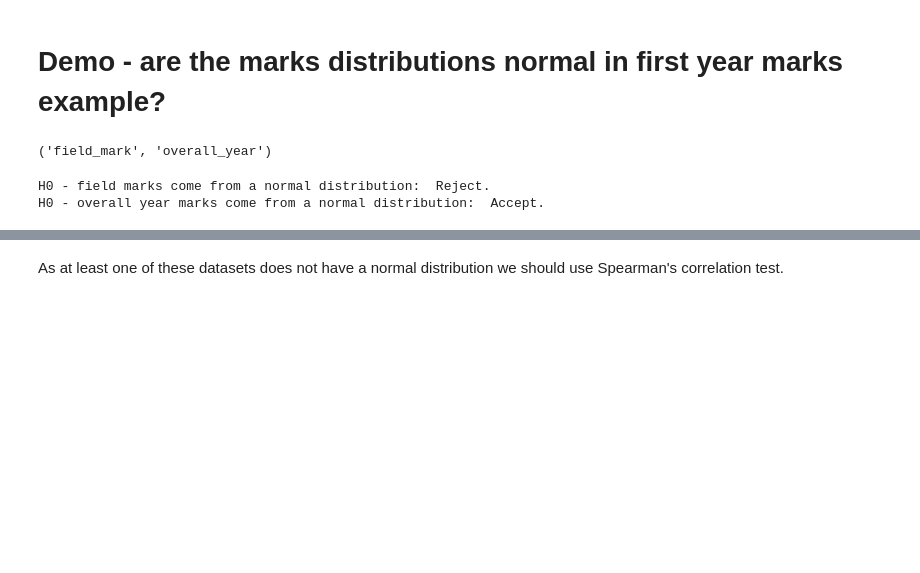
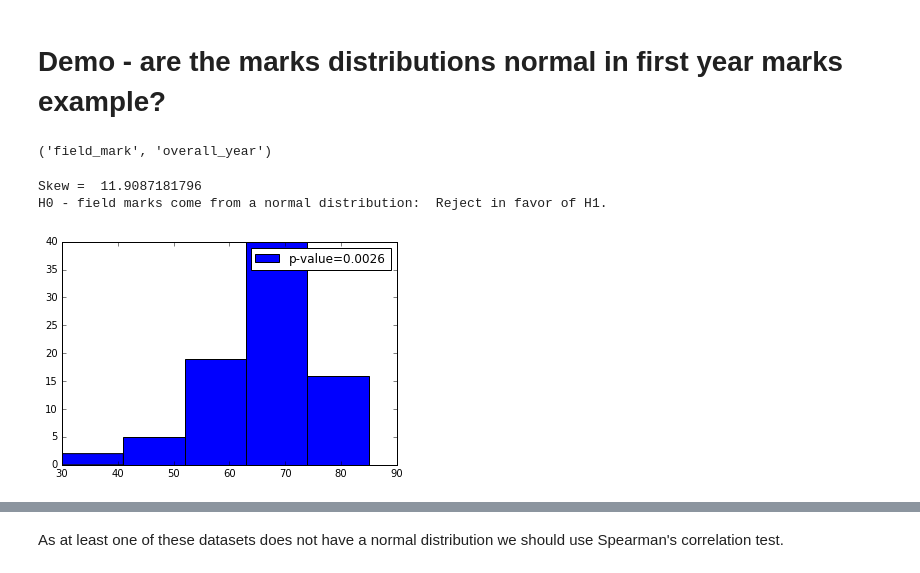
Before and after one commit to ggorman/Introduction-to-stats-for-geoscientists, a Jupyter notebook: notebooks/Lecture-7.ipynb, the cells around one changed output, grey strips where cells are left out. Drawn from its saved outputs; the diff is of its cells as text; code cells hidden in the pictures; blank space fills up the shorter version.

```diff
--- a/notebooks/Lecture-7.ipynb
+++ b/notebooks/Lecture-7.ipynb
@@ -141,23 +193,19 @@ print record.dtype.names
 ('field_mark', 'overall_year')
 # %%
 field_mark = np.array(record["field_mark"], dtype=float)
-overall_year = np.array(record["overall_year"], dtype=float)
-
-from scipy import stats
 
 k2, p = stats.normaltest(field_mark)
+print "Skew = ", k2
 print "H0 - field marks come from a normal distribution: ",
 if p<0.05:
-    print "Reject."
+    print "Reject in favor of H1."
 else:
     print "Accept."
 
-k2, p = stats.normaltest(overall_year)
-print "H0 - overall year marks come from a normal distribution: ",
-if p<0.05:
-    print "Reject."
-else:
-    print "Accept."
+pylab.hist(field_mark, bins=5)
+pylab.legend(("p-value=%.2g"%p, ))
+pylab.show()
 # %% [output]
-H0 - field marks come from a normal distribution:  Reject.
-H0 - overall year marks come from a normal distribution:  Accept.
+Skew =  11.9087181796
+H0 - field marks come from a normal distribution:  Reject in favor of H1.
+[figure, added]
```
Also changed, not shown: parts of 10 cells of this notebook.
